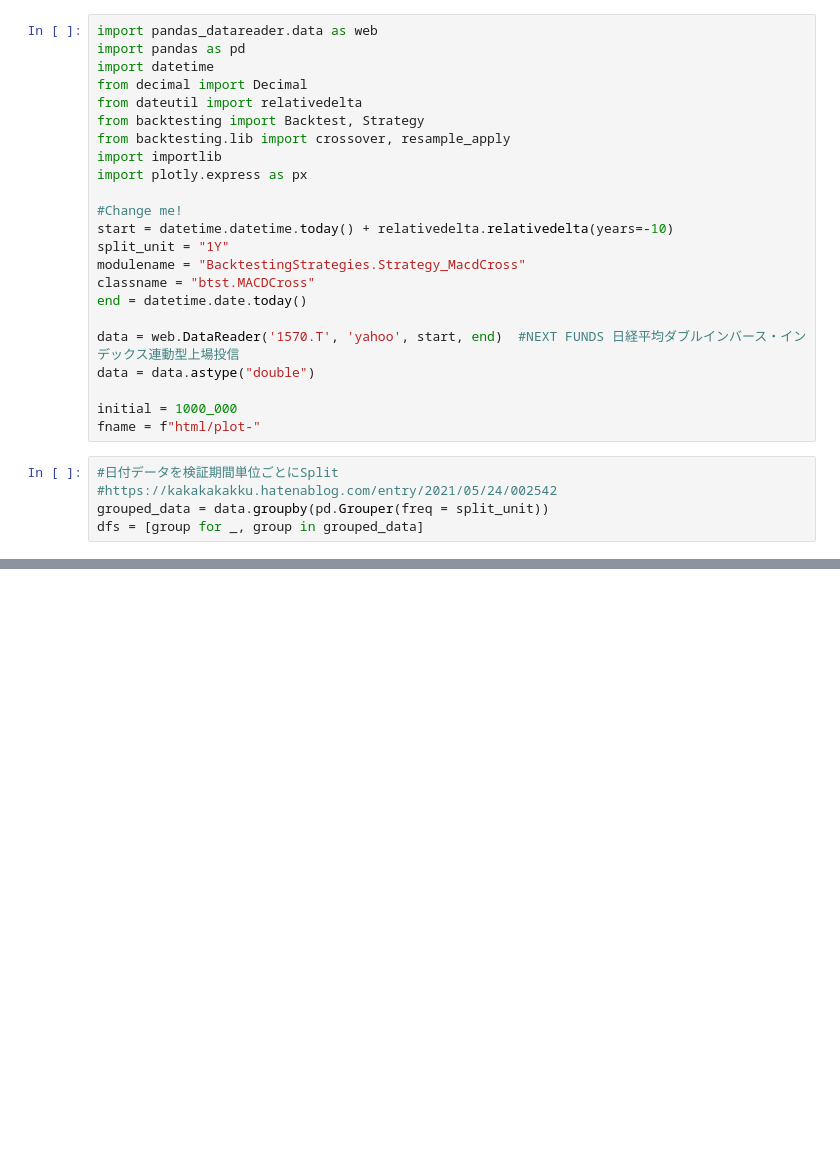
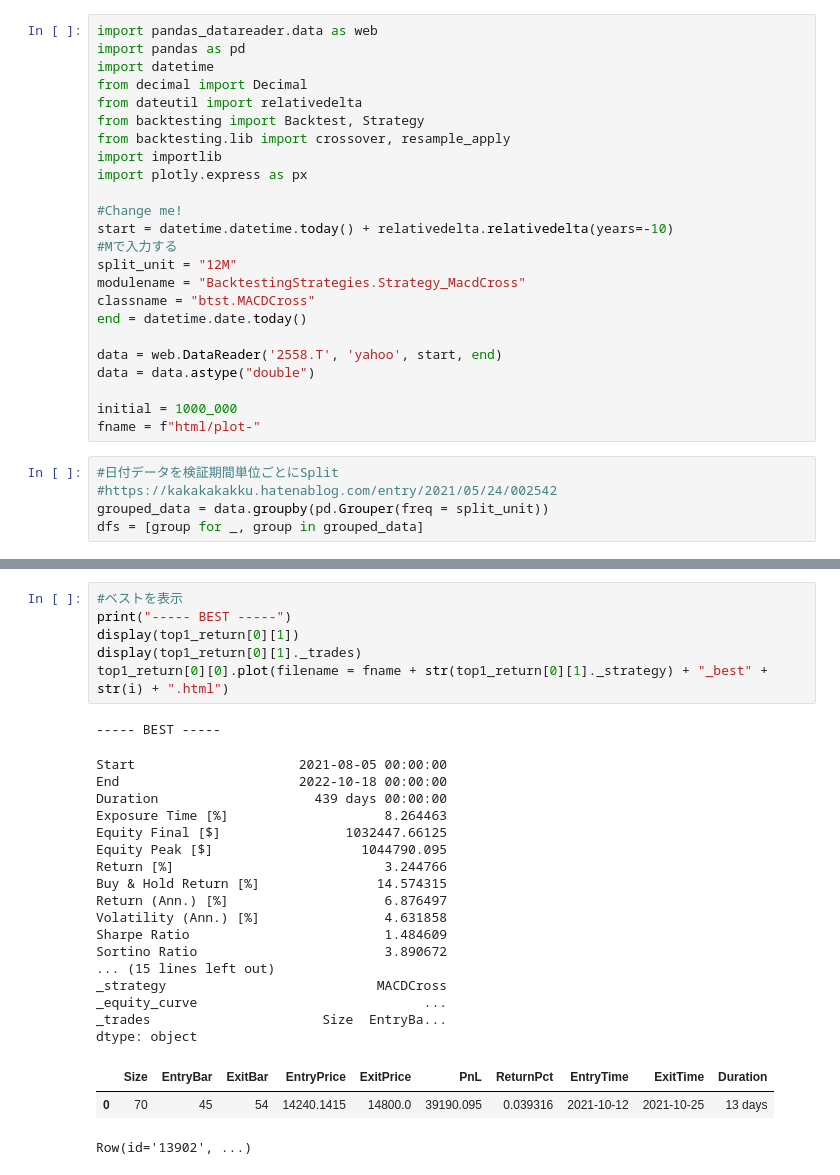
Before and after one commit to simari1/SystemTrade, a Jupyter notebook: Backtesting.py/VerifyStrategyOverPeriod/VerifyStrategy.ipynb, the cells around one changed output, grey strips where cells are left out. Drawn from its saved outputs; the diff is of its cells as text; blank space fills up the shorter version.

```diff
--- a/Backtesting.py/VerifyStrategyOverPeriod/VerifyStrategy.ipynb
+++ b/Backtesting.py/VerifyStrategyOverPeriod/VerifyStrategy.ipynb
@@ -11,12 +11,13 @@ import plotly.express as px
 
 #Change me!
 start = datetime.datetime.today() + relativedelta.relativedelta(years=-10)
-split_unit = "1Y"
+#Mで入力する
+split_unit = "12M"
 modulename = "BacktestingStrategies.Strategy_MacdCross"
 classname = "btst.MACDCross"
 end = datetime.date.today()
 
-data = web.DataReader('1570.T', 'yahoo', start, end)  #NEXT FUNDS 日経平均ダブルインバース・インデックス連動型上場投信
+data = web.DataReader('2558.T', 'yahoo', start, end)
 data = data.astype("double")
 
 initial = 1000_000
@@ -104 +163,29 @@ print(lines)
+# %%
+#ベストを表示
+print("----- BEST -----")
+display(top1_return[0][1])
+display(top1_return[0][1]._trades)
+top1_return[0][0].plot(filename = fname + str(top1_return[0][1]._strategy) + "_best" + str(i) + ".html")
+# %% [output]
+----- BEST -----
+Start                     2021-08-05 00:00:00
+End                       2022-10-18 00:00:00
+Duration                    439 days 00:00:00
+Exposure Time [%]                    8.264463
+Equity Final [$]                1032447.66125
+Equity Peak [$]                   1044790.095
+Return [%]                           3.244766
+Buy & Hold Return [%]               14.574315
+Return (Ann.) [%]                    6.876497
+Volatility (Ann.) [%]                4.631858
+Sharpe Ratio                         1.484609
+Sortino Ratio                        3.890672
+... (15 lines left out)
+_strategy                           MACDCross
+_equity_curve                             ...
+_trades                      Size  EntryBa...
+dtype: object
+|  | Size | EntryBar | ExitBar | EntryPrice | ExitPrice | PnL | ReturnPct | EntryTime | ExitTime | Duration |
+| 0 | 70 | 45 | 54 | 14240.1415 | 14800.0 | 39190.095 | 0.039316 | 2021-10-12 | 2021-10-25 | 13 days |
+Row(id='13902', ...)
 # %%
```
Also changed, not shown: parts of 7 cells of this notebook.
